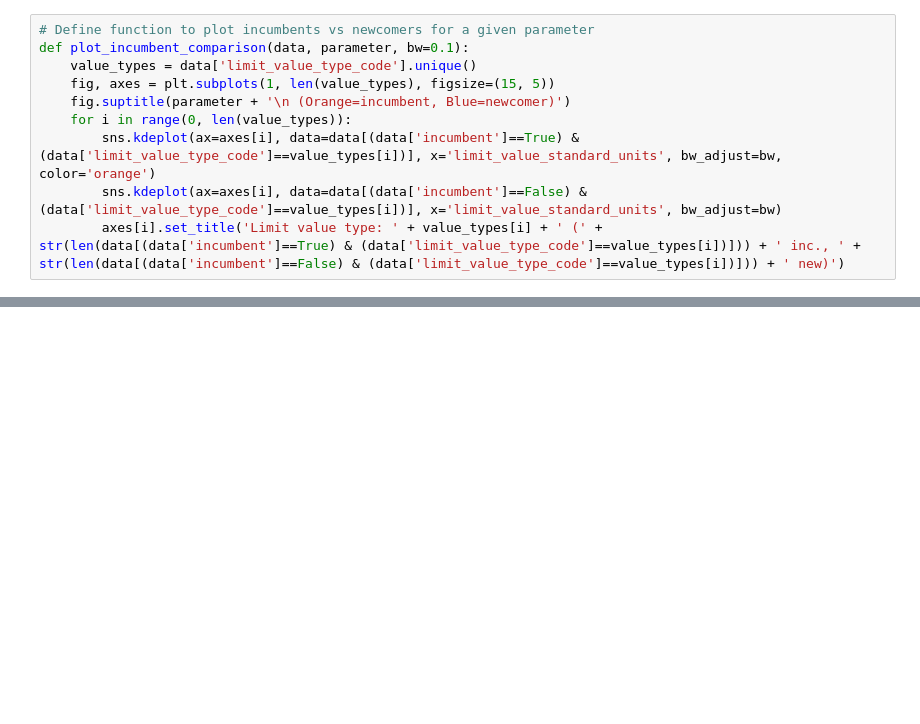
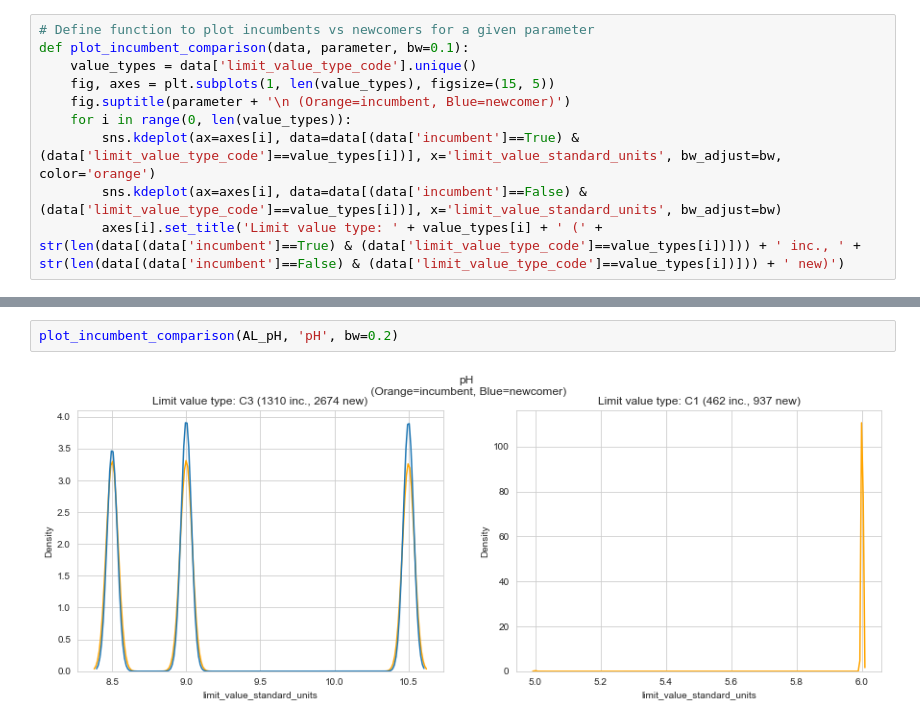
Before and after one commit to reglab/TMDLs_archived, a Jupyter notebook: exploring_grandfathering.ipynb, the cells around one changed output, grey strips where cells are left out. Saved outputs shown, nothing was run; the diff lists cells and outputs as text; blank space fills up the shorter version.

```diff
--- a/exploring_grandfathering.ipynb
+++ b/exploring_grandfathering.ipynb
@@ -91,0 +81,4 @@ plot_incumbent_comparison(to_plot, 'TSS', bw=0.3)
+# %%
+plot_incumbent_comparison(AL_pH, 'pH', bw=0.2)
+# %% [output]
+[figure, added]
```
Also changed, not shown: parts of 16 cells of this notebook.
